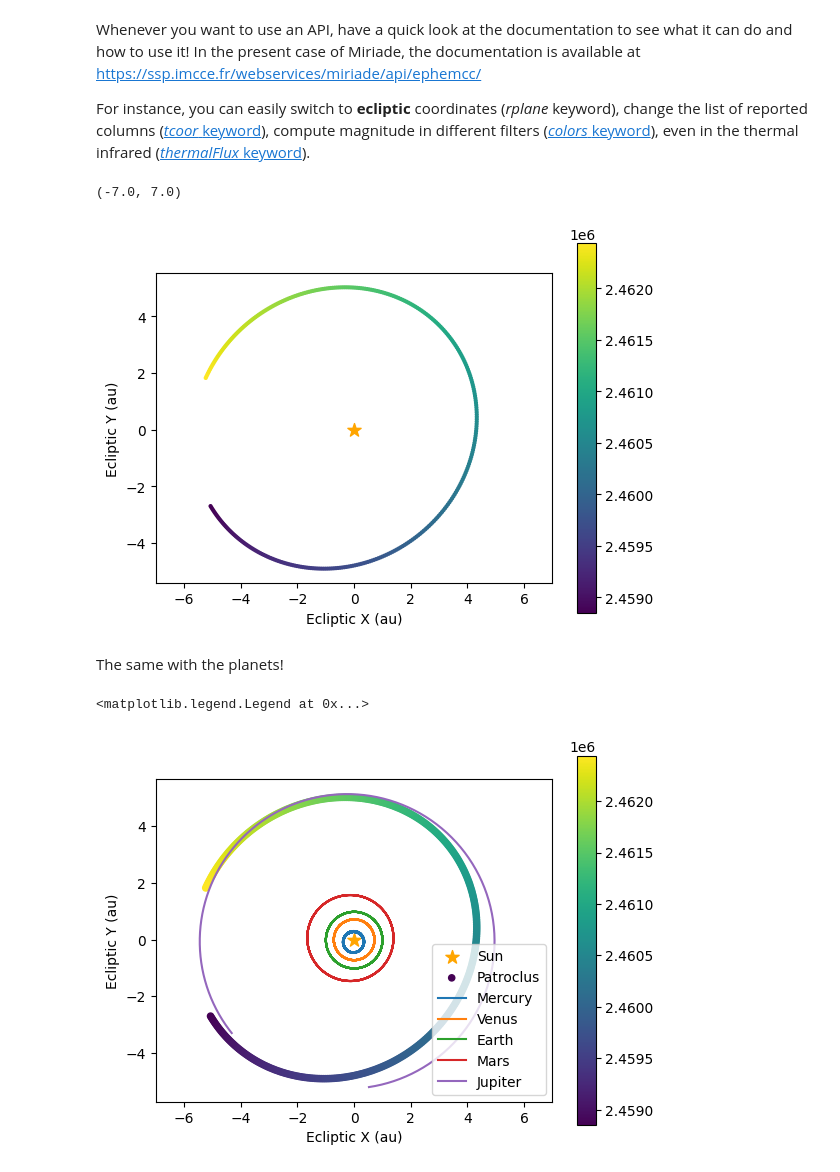
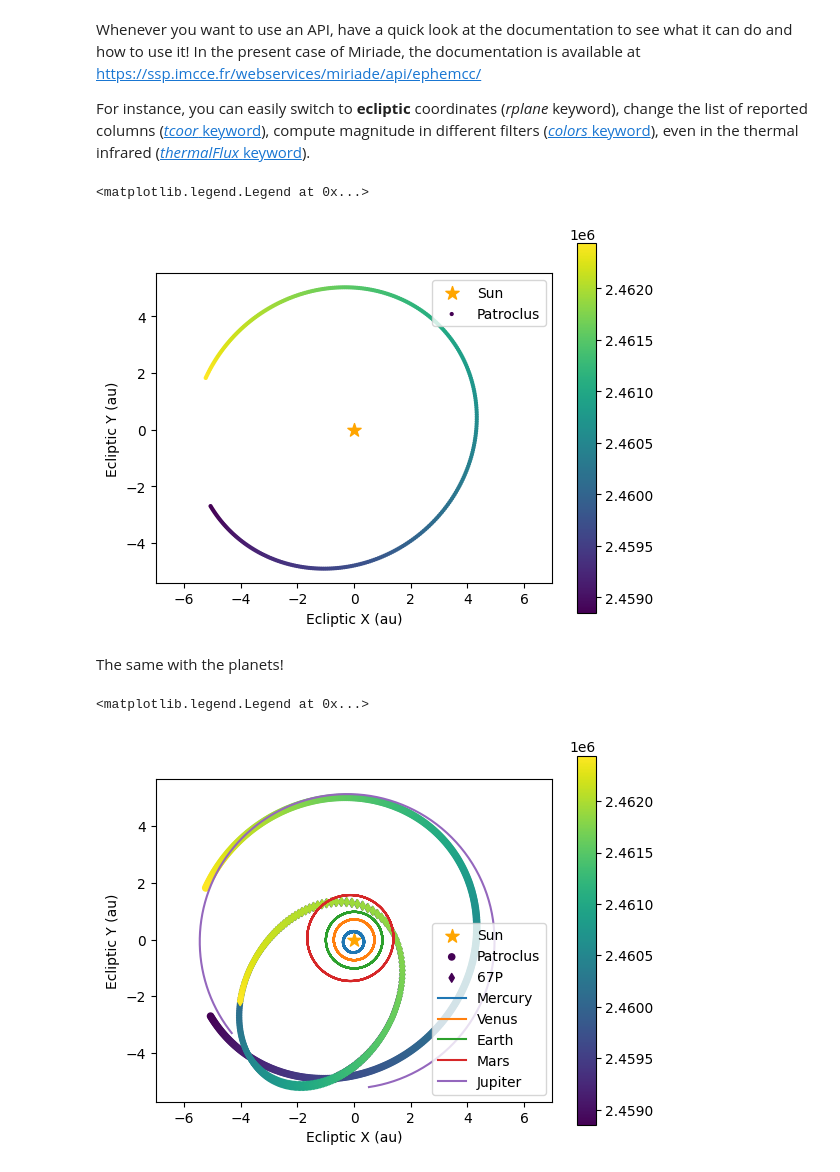
Before and after one commit to maxmahlke/les-houches-small-bodies, a Jupyter notebook: 03-Query_APIs/3.2-Exercises.ipynb, the cells around one changed output. Cells and saved outputs as stored; diff of their text form; code cells hidden in the pictures.

Commit message:
with comet

```diff
--- a/03-Query_APIs/3.2-Exercises.ipynb
+++ b/03-Query_APIs/3.2-Exercises.ipynb
@@ -42,7 +42,9 @@ step = "5d"
 targets = ["Pallas", 3, "vesta", "2003 EL61"]
 
 # Where are we observing from
-observer = "309"  # Paranal, see https://www.minorplanetcenter.net/iau/lists/ObsCodesF.html
+observer = (
+    "309"  # Paranal, see https://www.minorplanetcenter.net/iau/lists/ObsCodesF.html
+)
 # %% [markdown]
 ## 1. Direct API query on IMCCE/Miriade
 # %%
@@ -392,28 +407,32 @@ except requests.exceptions.ReadTimeout:
 result = json.loads(r.content)
 
 # Get ephemerides in a pandas DataFrame
-eph = pd.DataFrame.from_dict(result["data"])
+patroclus = pd.DataFrame.from_dict(result["data"])
 # %%
 # Plot elevation curves
 fig, ax = plt.subplots()
 
 # The Sun!
-ax.scatter( 0,0, marker='*', s=100, color='orange', label="Sun")
+ax.scatter(0, 0, marker="*", s=100, color="orange", label="Sun")
 
+# --------------------------------------------------------------------------------
 # Plot the trajectory
-im = ax.scatter(eph["px"], eph["py"],
-           c=eph['Date'], label=params["-name"], s=4)
+im = ax.scatter(
+    patroclus["px"], patroclus["py"], c=patroclus["Date"], label="Patroclus", s=4
+)
 
 cbar = fig.colorbar(im)
 
+# --------------------------------------------------------------------------------
 # Set up axes
 ax.set_xlabel("Ecliptic X (au)")
 ax.set_ylabel("Ecliptic Y (au)")
 ax.set_aspect("equal")
 ax.set_xlim(-7, 7)
+ax.legend(loc="upper right")
 # %% [output]
-(-7.0, 7.0)
+<matplotlib.legend.Legend at 0x...>
-[figure, old version]
+[figure, new version]
 # %% [markdown]
 The same with the planets!
 # %%
@@ -421,17 +440,41 @@ The same with the planets!
 fig, ax = plt.subplots()
 
 
+# --------------------------------------------------------------------------------
 # The Sun!
-ax.scatter( 0,0, marker='*', s=100, color='orange', label="Sun")
+ax.scatter(0, 0, marker="*", s=100, color="orange", label="Sun")
 
 # Plot the trajectory
-im = ax.scatter(eph["px"], eph["py"],
-           c=eph['Date'], label=params["-name"], s=20)
+im = ax.scatter(
+    patroclus["px"], patroclus["py"], c=patroclus["Date"], label="Patroclus", s=20
+)
 cbar = fig.colorbar(im)
 
+
+# --------------------------------------------------------------------------------
+# Add the comet
+
+# Query the service - Simply changing the target
+params["-name"] = "c:67P"
+
+try:
+    r = requests.post(url, params=params, timeout=2000)
+except requests.exceptions.ReadTimeout:
+    print("Request timed out")
+
+# Convert the json results into a python dictionary
+result = json.loads(r.content)
+
+# Get ephemerides in a pandas DataFrame
+comet = pd.DataFrame.from_dict(result["data"])
+
+# Plot the trajectory
+ax.scatter(comet["px"], comet["py"], c=comet["Date"], label="67P", marker="d", s=20)
+
+
+# --------------------------------------------------------------------------------
 # Add planets
-for i,p in enumerate(['Mercury', 'Venus', 'Earth', 'Mars', 'Jupiter']):
-
+for i, p in enumerate(["Mercury", "Venus", "Earth", "Mars", "Jupiter"]):
     # Query parameters
     params = {
         "-name": f"p:{p}",
@@ -445,34 +488,34 @@ for i,p in enumerate(['Mercury', 'Venus', 'Earth', 'Mars', 'Jupiter']):
         "-output": "--jd",
         "-from": "Student_at_Les_Houches",
     }
 
-
     # Query the service *if* the ephemerides is not already downloaded
-    if not os.path.exists( f"{p}.csv"):
+    if not os.path.exists(f"{p}.csv"):
         try:
             r = requests.post(url, params=params, timeout=2000)
         except requests.exceptions.ReadTimeout:
             print("Request timed out")
 
         # Convert the json results into a python dictionary
         result = json.loads(r.content)
 
         # Get ephemerides in a pandas DataFrame
         planet = pd.DataFrame.from_dict(result["data"])
         planet.to_csv(f"{p}.csv", index=False)
 
     else:
         planet = pd.read_csv(f"{p}.csv")
 
     # Overplot the planet
     ax.plot(planet["px"], planet["py"], label=p)
 
+# --------------------------------------------------------------------------------
 # Set up axes
 ax.set_xlabel("Ecliptic X (au)")
 ax.set_ylabel("Ecliptic Y (au)")
 ax.set_aspect("equal")
 ax.set_xlim(-7, 7)
-ax.legend(loc='lower right')
+ax.legend(loc="lower right")
 # %% [output]
 <matplotlib.legend.Legend at 0x...>
-[figure, old version]
+[figure, new version]
```
Also changed, not shown: parts of 6 cells of this notebook.
